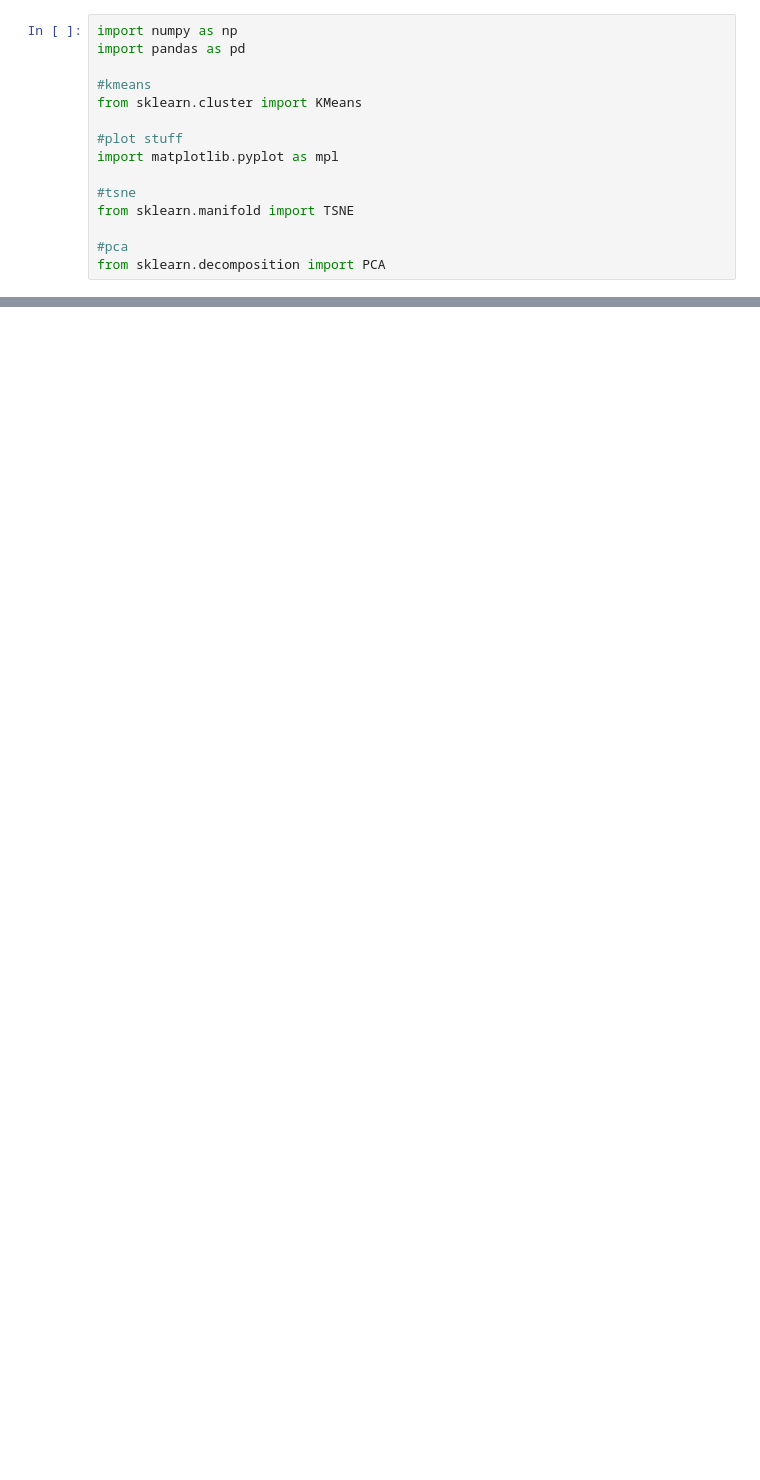
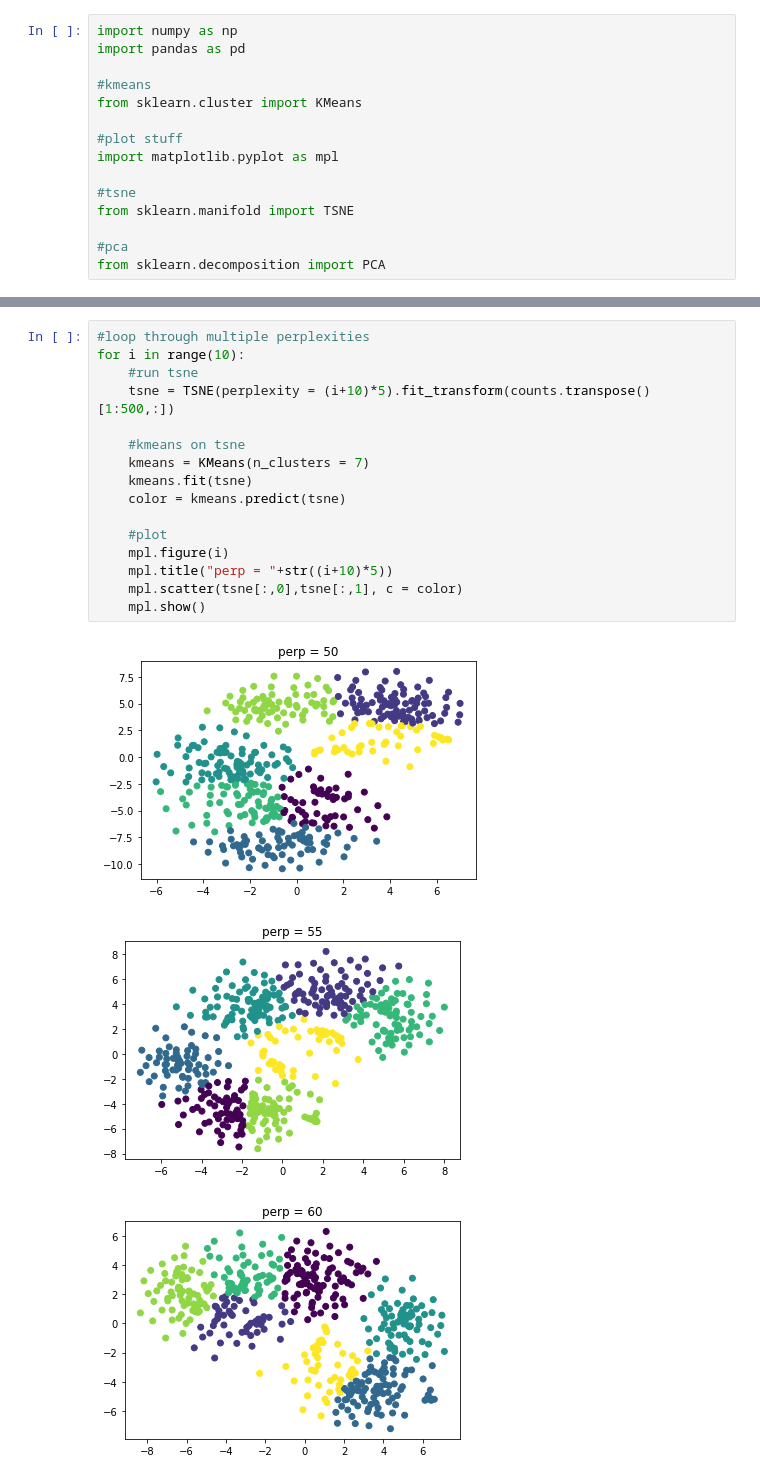
Before and after one commit to stephaniehicks/benchmark-kmeans, a Jupyter notebook: analyses/Python/MouseCortex-Analysis.ipynb, the cells around one changed output, grey strips where cells are left out. Saved outputs shown, nothing was run; the diff lists cells and outputs as text; blank space fills up the shorter version.

```diff
--- a/analyses/Python/MouseCortex-Analysis.ipynb
+++ b/analyses/Python/MouseCortex-Analysis.ipynb
@@ -25,0 +76,20 @@ tsne = TSNE(n_components = 2, n_iter = 5000).fit_transform(counts)
+# %%
+#loop through multiple perplexities
+for i in range(10):
+    #run tsne
+    tsne = TSNE(perplexity = (i+10)*5).fit_transform(counts.transpose()[1:500,:])
+
+    #kmeans on tsne
+    kmeans = KMeans(n_clusters = 7)
+    kmeans.fit(tsne)
+    color = kmeans.predict(tsne)
+
+    #plot
+    mpl.figure(i)
+    mpl.title("perp = "+str((i+10)*5))
+    mpl.scatter(tsne[:,0],tsne[:,1], c = color)
+    mpl.show()
+# %% [output]
+[figure, added]
+[figure, added]
+[figure, added]
```
Also changed, not shown: parts of 12 cells of this notebook.
